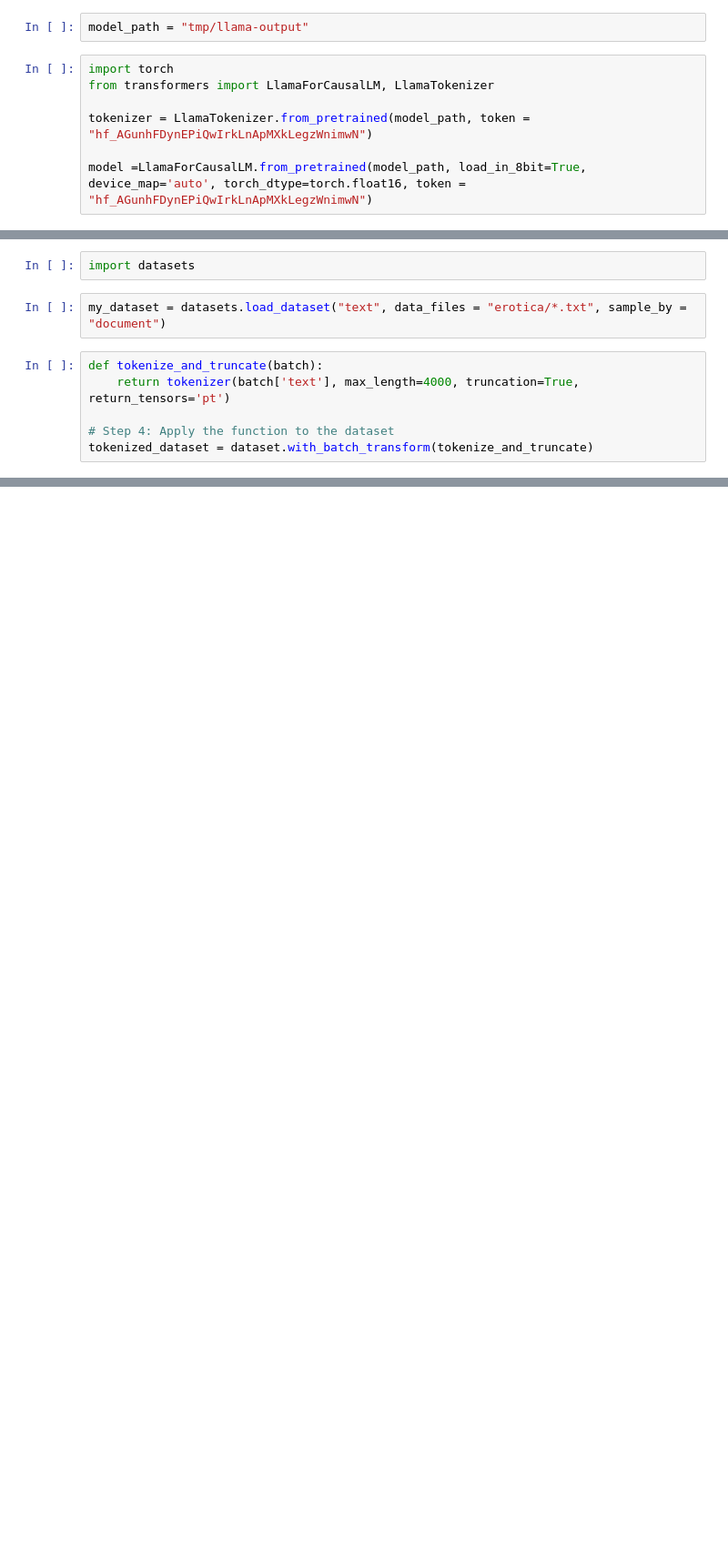
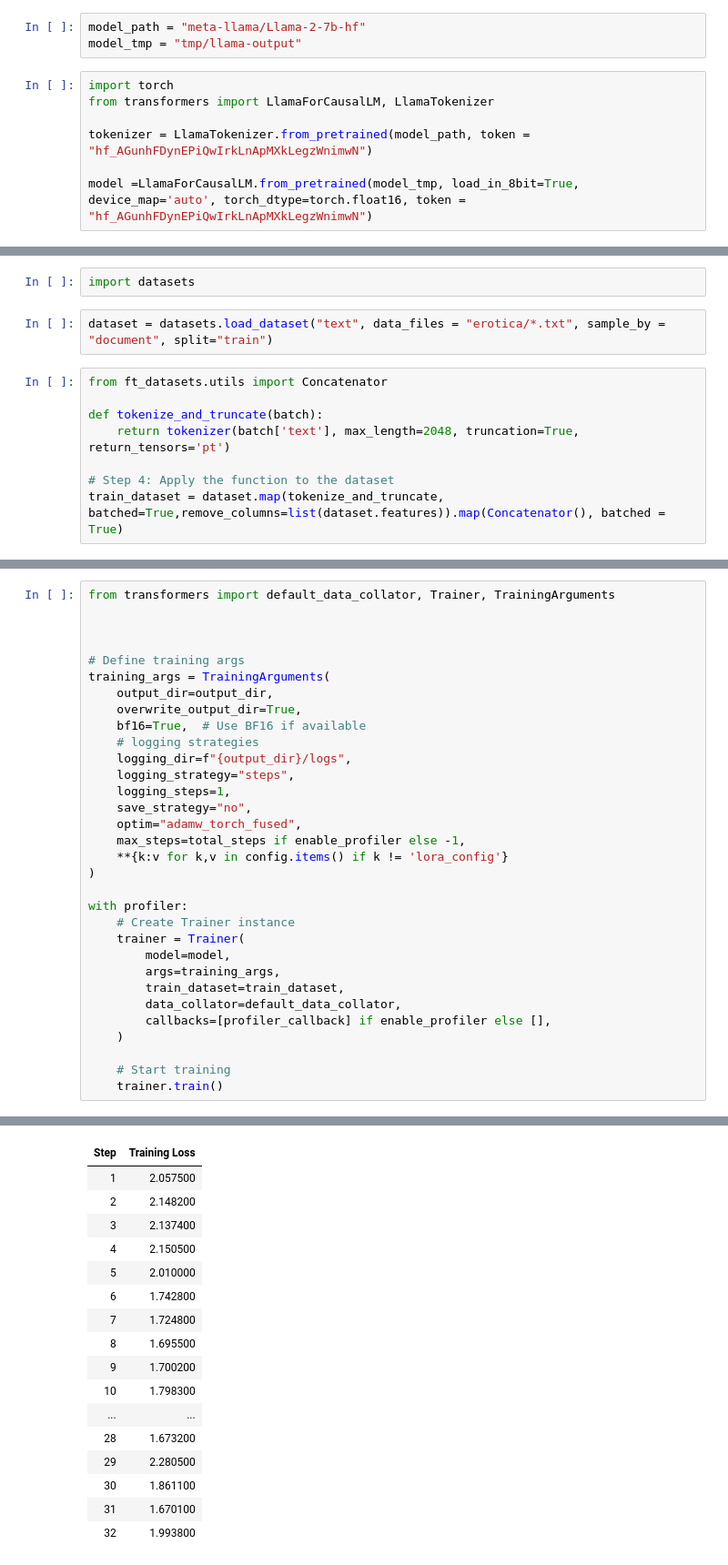
Before and after one commit to MasterGodzilla/llama-recipes, a Jupyter notebook: Untitled.ipynb, the cells around one changed output, grey strips where cells are left out. Shown at 91% size. Cells and saved outputs as stored; diff of their text form; blank space fills up the shorter version.

```diff
--- a/Untitled.ipynb
+++ b/Untitled.ipynb
@@ -19,12 +19,13 @@ Collecting py7zr
 [notice] To update, run: python -m pip install --upgrade pip
 Note: you may need to restart the kernel to use updated packages.
 # %%
-model_path = "tmp/llama-output"
+model_path = "meta-llama/Llama-2-7b-hf"
+model_tmp = "tmp/llama-output"
 # %%
 import torch
 from transformers import LlamaForCausalLM, LlamaTokenizer
 
 tokenizer = LlamaTokenizer.from_pretrained(model_path, token = "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")
 
-model =LlamaForCausalLM.from_pretrained(model_path, load_in_8bit=True, device_map='auto', torch_dtype=torch.float16, token = "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")
+model =LlamaForCausalLM.from_pretrained(model_tmp, load_in_8bit=True, device_map='auto', torch_dtype=torch.float16, token = "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")
 # %% [output]
@@ -32,10 +34,12 @@ OSError: [Errno 28] No space left on device
 # %%
 import datasets
 # %%
-my_dataset = datasets.load_dataset("text", data_files = "erotica/*.txt", sample_by = "document")
+dataset = datasets.load_dataset("text", data_files = "erotica/*.txt", sample_by = "document", split="train")
 # %%
+from ft_datasets.utils import Concatenator
+
 def tokenize_and_truncate(batch):
-    return tokenizer(batch['text'], max_length=4000, truncation=True, return_tensors='pt')
+    return tokenizer(batch['text'], max_length=2048, truncation=True, return_tensors='pt')
 
 # Step 4: Apply the function to the dataset
-tokenized_dataset = dataset.with_batch_transform(tokenize_and_truncate)
+train_dataset = dataset.map(tokenize_and_truncate, batched=True,remove_columns=list(dataset.features)).map(Concatenator(), batched = True)
@@ -41,0 +138,33 @@ tokenized_dataset = dataset.with_batch_transform(tokenize_and_truncate)
+# %%
+from transformers import default_data_collator, Trainer, TrainingArguments
+
+
+
+# Define training args
+training_args = TrainingArguments(
+    output_dir=output_dir,
+    overwrite_output_dir=True,
+    bf16=True,  # Use BF16 if available
+    # logging strategies
+    logging_dir=f"{output_dir}/logs",
+    logging_strategy="steps",
+    logging_steps=1,
+    save_strategy="no",
+    optim="adamw_torch_fused",
+    max_steps=total_steps if enable_profiler else -1,
+    **{k:v for k,v in config.items() if k != 'lora_config'}
+)
+
+with profiler:
+    # Create Trainer instance
+    trainer = Trainer(
+        model=model,
+        args=training_args,
+        train_dataset=train_dataset,
+        data_collator=default_data_collator,
+        callbacks=[profiler_callback] if enable_profiler else [],
+    )
+
+    # Start training
+    trainer.train()
+# %% [output]
@@ -41,0 +172,17 @@ tokenized_dataset = dataset.with_batch_transform(tokenize_and_truncate)
+| Step | Training Loss |
+| 1 | 2.057500 |
+| 2 | 2.148200 |
+| 3 | 2.137400 |
+| 4 | 2.150500 |
+| 5 | 2.010000 |
+| 6 | 1.742800 |
+| 7 | 1.724800 |
+| 8 | 1.695500 |
+| 9 | 1.700200 |
+| 10 | 1.798300 |
+| ... | ... |
+| 28 | 1.673200 |
+| 29 | 2.280500 |
+| 30 | 1.861100 |
+| 31 | 1.670100 |
+| 32 | 1.993800 |
```
Also changed, not shown: parts of 9 cells of this notebook, 28 other files.
